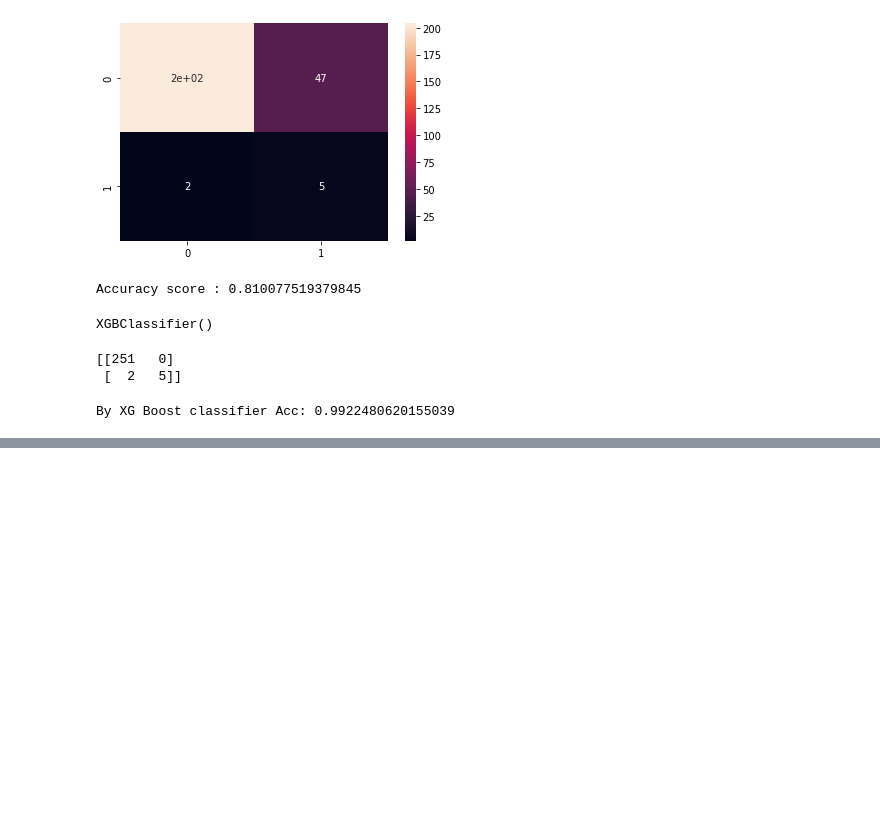
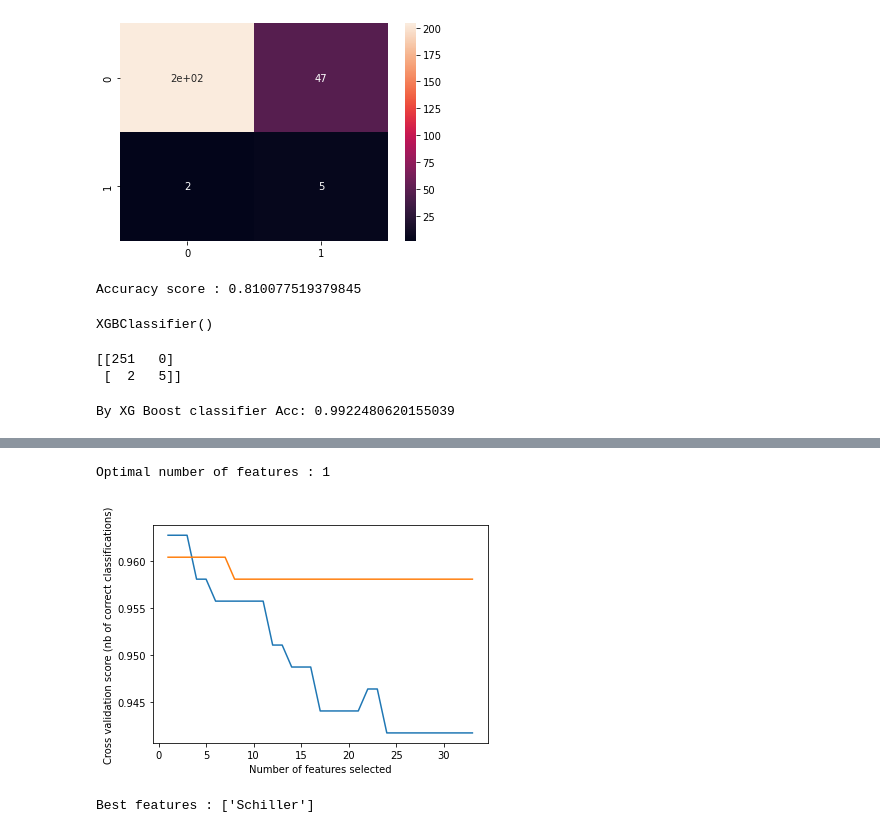
Before and after one commit to Kaushikee20/CANCER-PREDICTION, a Jupyter notebook: KAUSHIKEE__CERVICAL_CANCER_FINAL_.ipynb, the cells around one changed output, grey strips where cells are left out. Saved outputs shown, nothing was run; the diff lists cells and outputs as text; code cells hidden in the pictures; blank space fills up the shorter version.

```diff
--- a/KAUSHIKEE__CERVICAL_CANCER_FINAL_.ipynb
+++ b/KAUSHIKEE__CERVICAL_CANCER_FINAL_.ipynb
@@ -372,3 +456,6 @@ acc7 = accuracy_score(y_test, y_pred)
 print(f"By XG Boost classifier Acc: {acc7}")
 # %% [output]
 By XG Boost classifier Acc: 0.9922480620155039
+# %%
+x_train =data.drop(['Biopsy'],axis = 1)
+x_train
@@ -374,0 +476,3 @@ By XG Boost classifier Acc: 0.9922480620155039
+# %%
+y_train =data.Biopsy
+y_train
@@ -374,0 +492,21 @@ By XG Boost classifier Acc: 0.9922480620155039
+# %%
+svc = SVC(kernel='linear')
+rfecv = RFECV(estimator=svc, step=1, cv=StratifiedKFold(2), scoring='accuracy')
+rfecv.fit(x_train, y_train)
+
+print("Optimal number of features : %d" % rfecv.n_features_)
+
+# Plot number of Features Vs Cross-validation scores
+plt.figure()
+plt.xlabel("Number of features selected")
+plt.ylabel("Cross validation score (nb of correct classifications)")
+plt.plot(range(1, len(rfecv.grid_scores_) + 1), rfecv.grid_scores_)
+plt.show()
+# %% [output]
+Optimal number of features : 1
+[figure, added]
+# %%
+FEATURES = list(x_train.columns[rfecv.support_])
+print('Best features :', FEATURES)
+# %% [output]
+Best features : ['Schiller']
```
Also changed, not shown: parts of 11 cells of this notebook.
